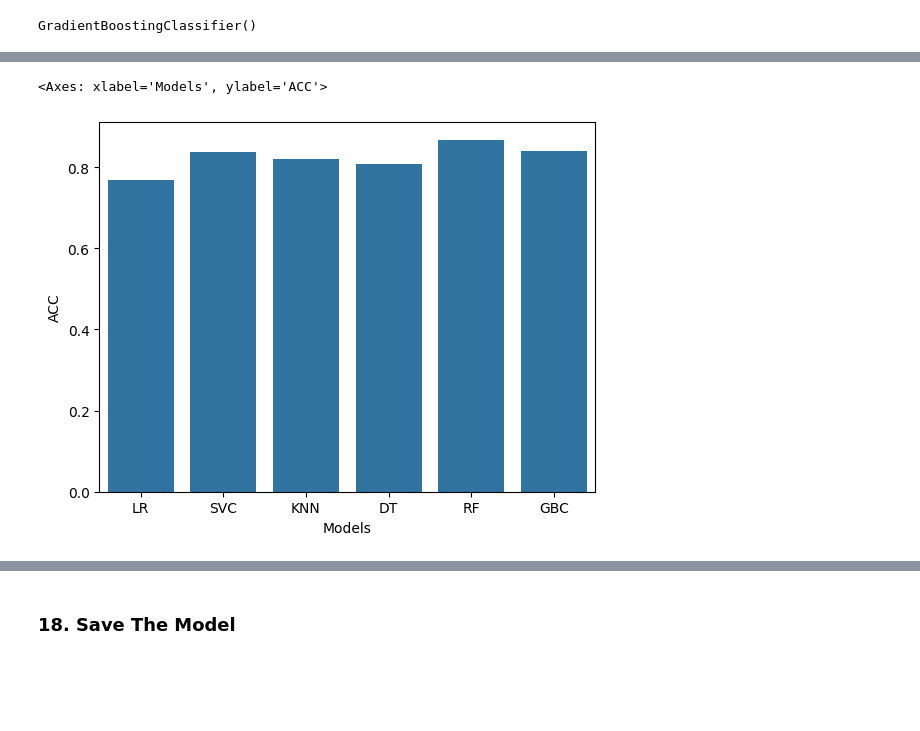
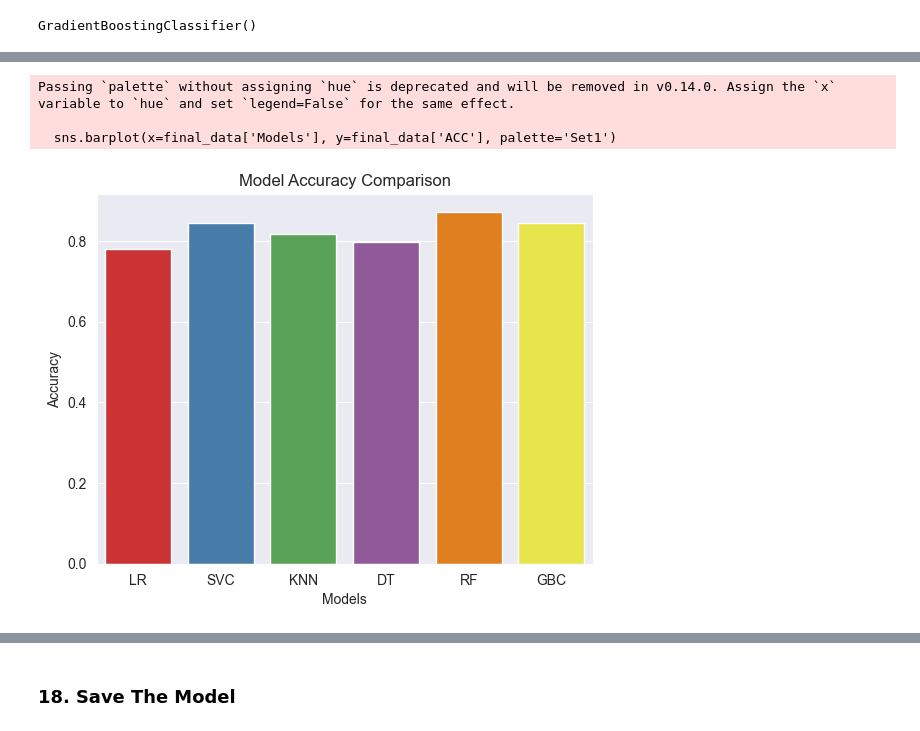
Before and after one commit to Nayann23/BANK-CUSTOMER-CHURN-PREDICTION-USING-ML-DL, a Jupyter notebook: ML/Churn_Prediction_ML.ipynb, the cells around one changed output, grey strips where cells are left out. Saved outputs shown, nothing was run; the diff lists cells and outputs as text; code cells hidden in the pictures; blank space fills up the shorter version.

```diff
--- a/ML/Churn_Prediction_ML.ipynb
+++ b/ML/Churn_Prediction_ML.ipynb
@@ -330,8 +357,17 @@ import seaborn as sns
-# %%
-sns.barplot(x=final_data['Models'], y=final_data['ACC'])
-# %% [output]
-<Axes: xlabel='Models', ylabel='ACC'>
-[figure, removed]
+# %%
+sns.set_style('darkgrid')
+# %%
+sns.barplot(x=final_data['Models'], y=final_data['ACC'], palette='Set1')
+plt.xlabel('Models')
+plt.ylabel('Accuracy')
+plt.title('Model Accuracy Comparison')
+plt.savefig('visuals/Model Accuracy Comparison.png')
+plt.show()
+# %% [output]
+Passing `palette` without assigning `hue` is deprecated and will be removed in v0.14.0. Assign the `x` variable to `hue` and set `legend=False` for the same effect.
+
+  sns.barplot(x=final_data['Models'], y=final_data['ACC'], palette='Set1')
+[figure, added]
 # %%
 final_data=pd.DataFrame({'Models':['LR','SVC','KNN','DT','RF','GBC'],
                         'PRE':[precision_score(y_test,y_pred1),
```
Also changed, not shown: parts of 28 cells of this notebook, 16 other files.
